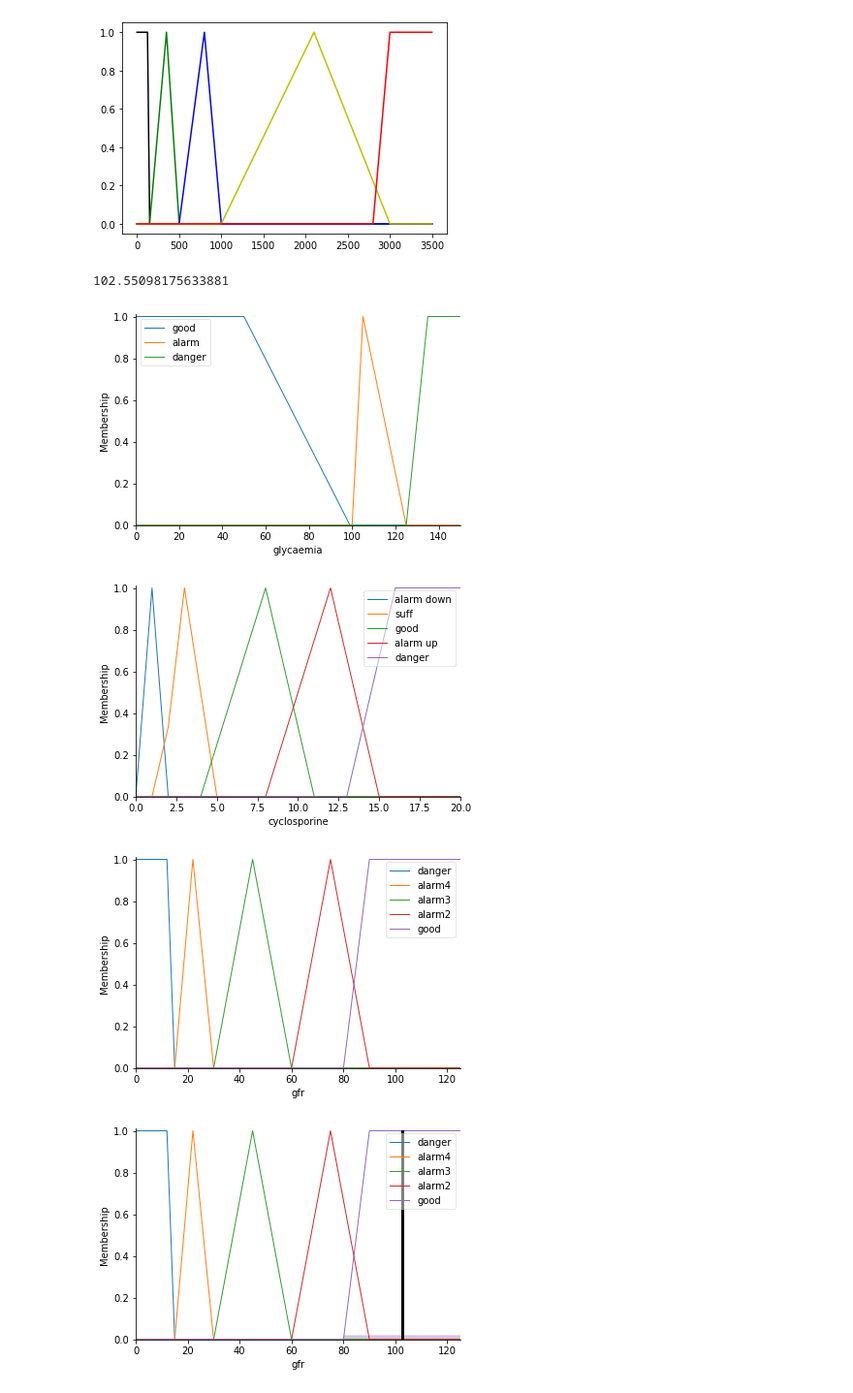
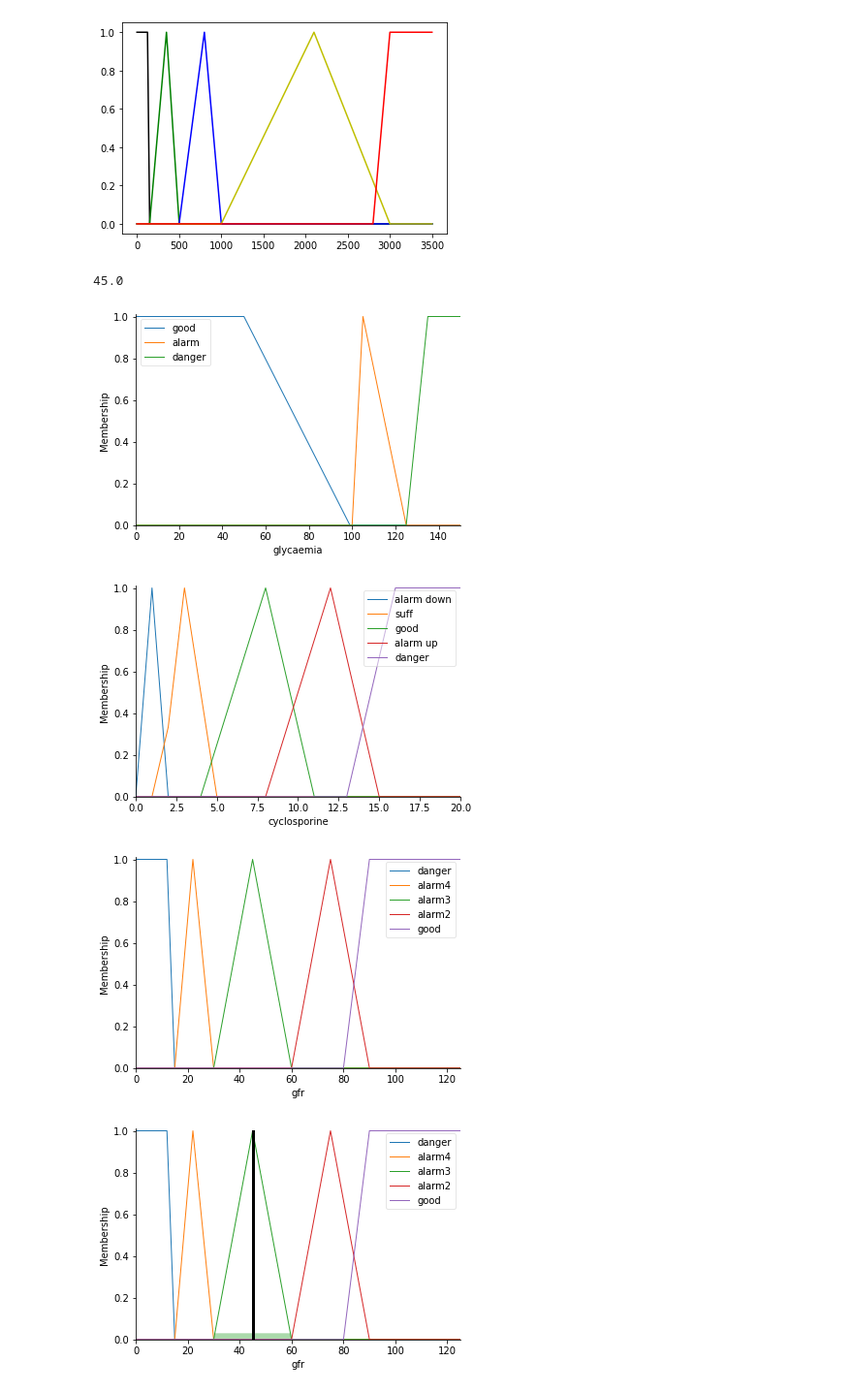
Before and after one commit to hodangtu01/HOMEWORK1---AI, a Jupyter notebook: Fuzzy_logic_based_clinical_decision_support_system_for_the_evaluation_of_renal_function_in_post_Transplant_Patients.ipynb, the cells around one changed output. Shown: that part at 97% size. Drawn from its saved outputs; the diff is of its cells as text; code cells hidden in the pictures.

```diff
--- a/Fuzzy_logic_based_clinical_decision_support_system_for_the_evaluation_of_renal_function_in_post_Transplant_Patients.ipynb
+++ b/Fuzzy_logic_based_clinical_decision_support_system_for_the_evaluation_of_renal_function_in_post_Transplant_Patients.ipynb
@@ -211,37 +211,37 @@ gfr['alarm3'] = fuzz.trimf(gfr.universe,[30, 45, 60])
 gfr['alarm2'] = fuzz.trimf(gfr.universe,[60, 75, 90])
 gfr['good']   = fuzz.trapmf(gfr.universe,[80, 90, 125, 125])
 
 glycaemia.view()
 cyclosporine.view()
 gfr.view()
 
 
 # Tạo luật
 rule1 = ctrl.Rule(glycaemia['danger'] & cyclosporine['danger'] , gfr['danger'])
 rule2 = ctrl.Rule(glycaemia['good'] & cyclosporine['danger'] , gfr['alarm3'])
 rule3 = ctrl.Rule(glycaemia['alarm'] & cyclosporine['alarm up'] , gfr['alarm4'])
 rule4 = ctrl.Rule(glycaemia['good'] & cyclosporine['suff'] , gfr['alarm2'])
 rule5 = ctrl.Rule(glycaemia['good'] & cyclosporine['good'] , gfr['good'])
 rule6 = ctrl.Rule(glycaemia['alarm'] & cyclosporine['good'] , gfr['alarm2'])
 rule7 = ctrl.Rule(glycaemia['danger'] & cyclosporine['good'] , gfr['alarm3'])
 #rule8 = ctrl.Rule(glycaemia['good'] & cyclosporine['alarm down'] , gfr['alarm2'])
 
 
 # Thu thập dữ liệu ControlSystem
 # Học dữ liệu SystemSimulation --> Truyền giá trị (đọc từ cảm biến)(thường đưa vào vòng lặp để quét)-->compute để tính toán
 gfr_ctrl = ctrl.ControlSystem([rule1, rule2, rule3, rule4, rule5, rule6, rule7])
 gfring = ctrl.ControlSystemSimulation(gfr_ctrl)
-gfring.input['glycaemia'] = 98
-gfring.input['cyclosporine'] = 7.82
+gfring.input['glycaemia'] = 142
+gfring.input['cyclosporine'] = 4.12
 gfring.compute()
 print(gfring.output['gfr'])
 gfr.view(sim = gfring)
 # %% [output]
-102.55098175633881
+45.0
 [figure]
 [figure]
 [figure]
-[figure, old version]
+[figure, new version]
 # %%
 #ProtACE
 from skfuzzy.control.controlsystem import Antecedent
```
Also changed, not shown: parts of 1 cell of this notebook.
